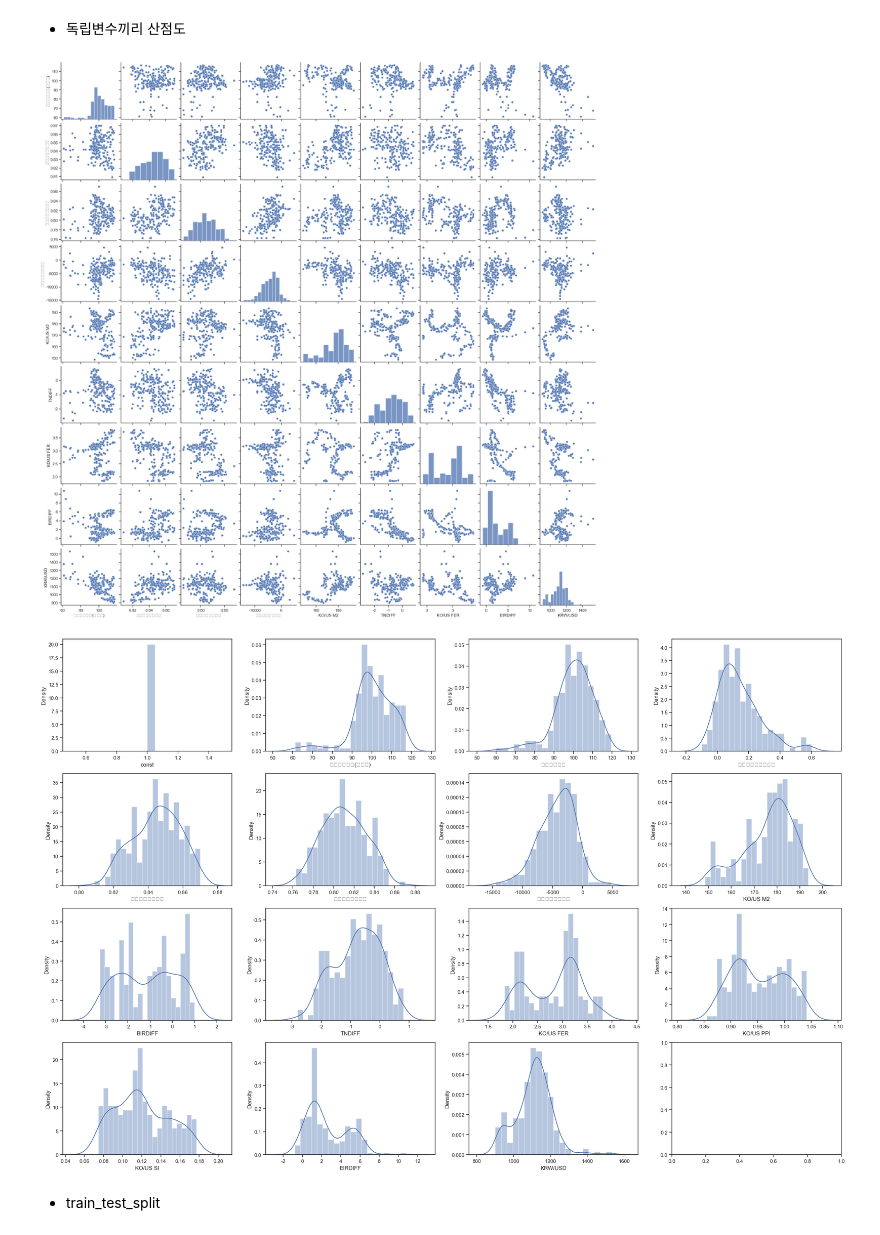
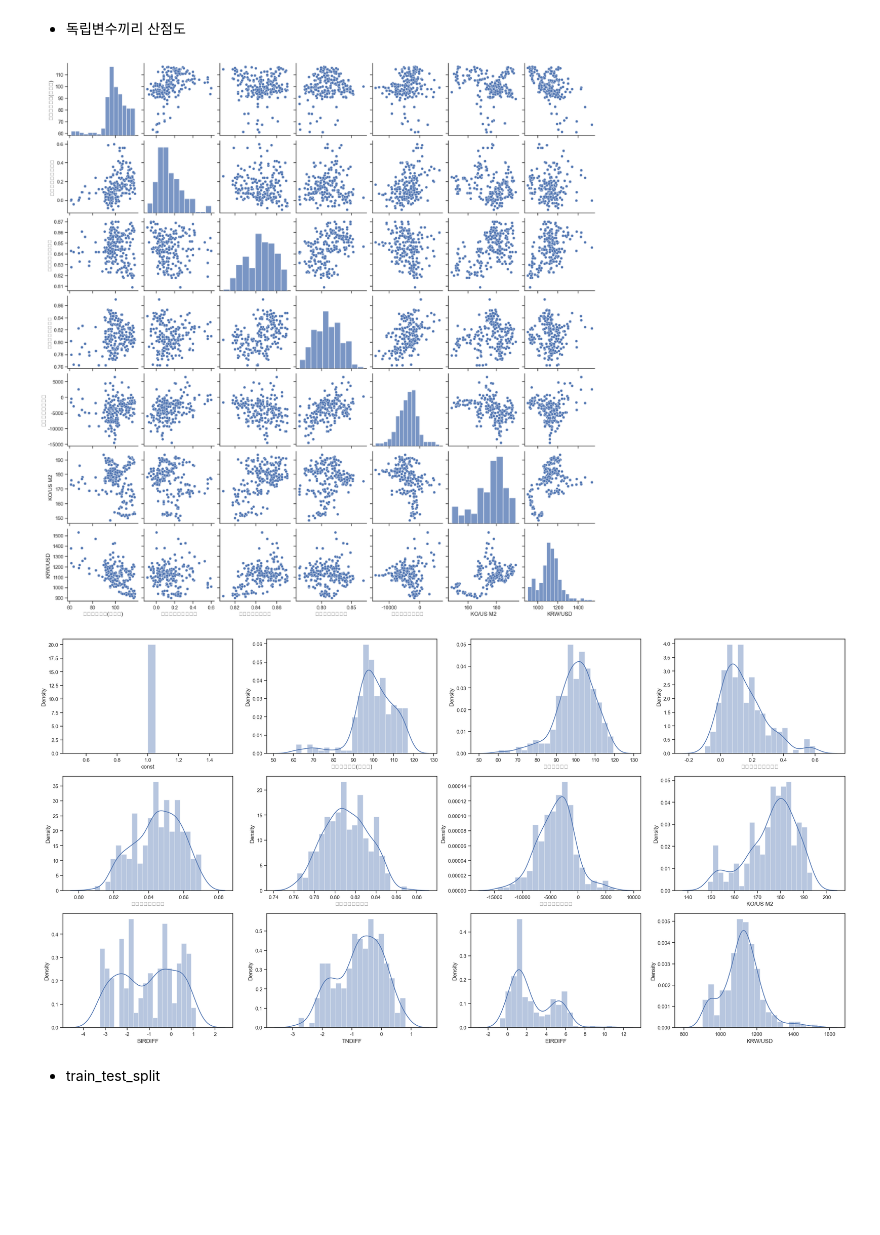
Before and after one commit to Jay-hook/mine, a Jupyter notebook: Month_Modeling.ipynb, the cells around one changed output. Cells and saved outputs as stored; diff of their text form; code cells hidden in the pictures; blank space fills up the shorter version.

```diff
--- a/Month_Modeling.ipynb
+++ b/Month_Modeling.ipynb
@@ -197,5 +190,3 @@ Notes:
 strong multicollinearity problems or that the design matrix is singular.
 # %% [markdown]
 - 변수 좁히기
-# %%
-X = X[['경제심리지수(원계열)', '달러결제수출비율', '달러결제수입비율', '달러결제순수입액','KO/US M2', 'TNDIFF', 'KO/US FER', 'EIRDIFF']]
@@ -202,3 +197,5 @@ X = X[['경제심리지수(원계열)', '달러결제수출비율', '달러결
+# %%
+X = X[fitted_model.pvalues.index[fitted_model.pvalues < 0.05].drop('const')]
 # %%
 # 상관계수 표
 corr_data = X[X.columns].corr()
@@ -231,7 +228,7 @@ array([1006. , 1015.5,  997.1, 1007.7, 1025.4, 1026.8, 1038.5, 1041.1,
 - 종속변수와 산점도
 # %%
 # 2x3 서브플롯 생성
-ncols = 4
+ncols = 3
 nrows = 2
 fig, axs = plt.subplots(nrows, ncols, figsize=(12, 8))
 df1 = X
@@ -259,18 +256,18 @@ sns.set(style="ticks")
 sns.pairplot(pd.concat([X, y], axis=1))
 plt.show()
 # %% [output]
-[figure, old version]
+[figure, new version]
 # %%
 ## histogram
 col_n = 4
-row_n = 4
+row_n = 3
 
 fig, ax = plt.subplots(ncols=col_n, nrows=row_n, figsize=(30,row_n*5))
 
 for i,col in enumerate(df.columns):
     sns.distplot(df[col], bins=20, ax=ax[int(i/col_n),int(i%col_n)])
 # %% [output]
-[figure, old version]
+[figure, new version]
 # %% [markdown]
 - train_test_split
 # %%
```
Also changed, not shown: parts of 32 cells of this notebook, 3 other files.
